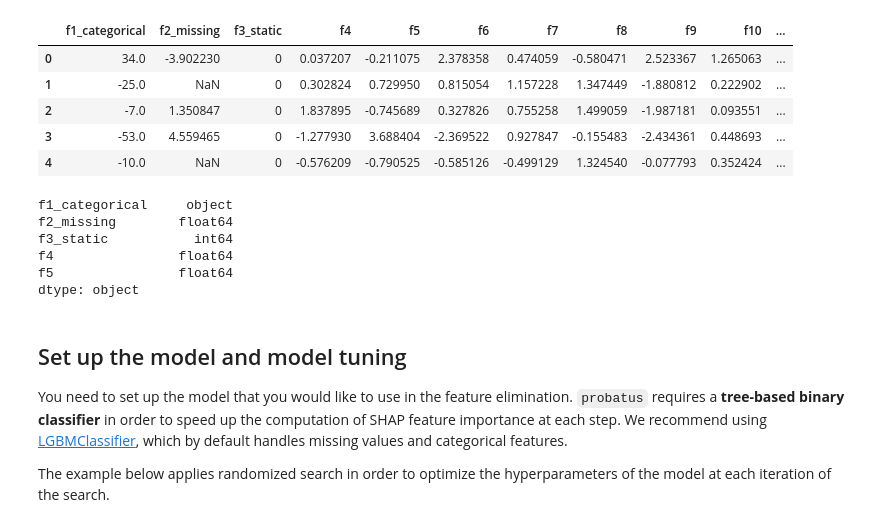
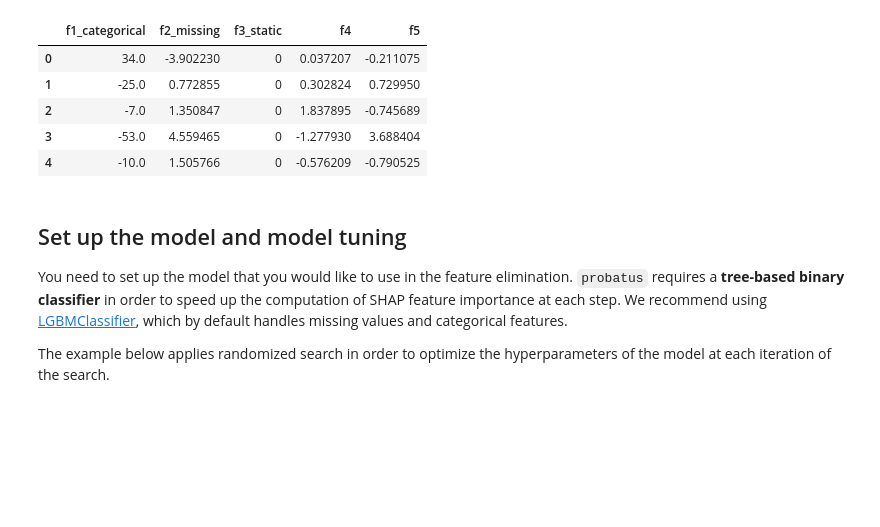
Before and after one commit to ing-bank/probatus, a Jupyter notebook: docs/tutorials/nb_shap_feature_elimination.ipynb, the cells around one changed output. Drawn from its saved outputs; the diff is of its cells as text; code cells hidden in the pictures; blank space fills up the shorter version.

```diff
--- a/docs/tutorials/nb_shap_feature_elimination.ipynb
+++ b/docs/tutorials/nb_shap_feature_elimination.ipynb
@@ -49,24 +51,16 @@ X = pd.DataFrame(X, columns=feature_names)
 X['f1_categorical'] = X['f1_categorical'].apply(lambda x: str(np.round(x*10)))
 X['f2_missing'] = X['f2_missing'].apply(lambda x: x if np.random.rand()<0.8 else np.nan)
 X['f3_static'] = 0
-# %%
-X.head()
-# %% [output]
-|  | f1_categorical | f2_missing | f3_static | f4 | f5 | f6 | f7 | f8 | f9 | f10 | ... |
-| 0 | 34.0 | -3.902230 | 0 | 0.037207 | -0.211075 | 2.378358 | 0.474059 | -0.580471 | 2.523367 | 1.265063 | ... |
-| 1 | -25.0 | NaN | 0 | 0.302824 | 0.729950 | 0.815054 | 1.157228 | 1.347449 | -1.880812 | 0.222902 | ... |
-| 2 | -7.0 | 1.350847 | 0 | 1.837895 | -0.745689 | 0.327826 | 0.755258 | 1.499059 | -1.987181 | 0.093551 | ... |
-| 3 | -53.0 | 4.559465 | 0 | -1.277930 | 3.688404 | -2.369522 | 0.927847 | -0.155483 | -2.434361 | 0.448693 | ... |
-| 4 | -10.0 | NaN | 0 | -0.576209 | -0.790525 | -0.585126 | -0.499129 | 1.324540 | -0.077793 | 0.352424 | ... |
-# %%
-X.dtypes.head()
-# %% [output]
-f1_categorical     object
-f2_missing        float64
-f3_static           int64
-f4                float64
-f5                float64
-dtype: object
+# %%
+#First 5 rows of first 5 columns
+X[feature_names[:5]].head()
+# %% [output]
+|  | f1_categorical | f2_missing | f3_static | f4 | f5 |
+| 0 | 34.0 | -3.902230 | 0 | 0.037207 | -0.211075 |
+| 1 | -25.0 | 0.772855 | 0 | 0.302824 | 0.729950 |
+| 2 | -7.0 | 1.350847 | 0 | 1.837895 | -0.745689 |
+| 3 | -53.0 | 4.559465 | 0 | -1.277930 | 3.688404 |
+| 4 | -10.0 | 1.505766 | 0 | -0.576209 | -0.790525 |
 # %% [markdown]
 ## Set up the model and model tuning
 
```
Also changed, not shown: parts of 15 cells of this notebook, 1 other file.
